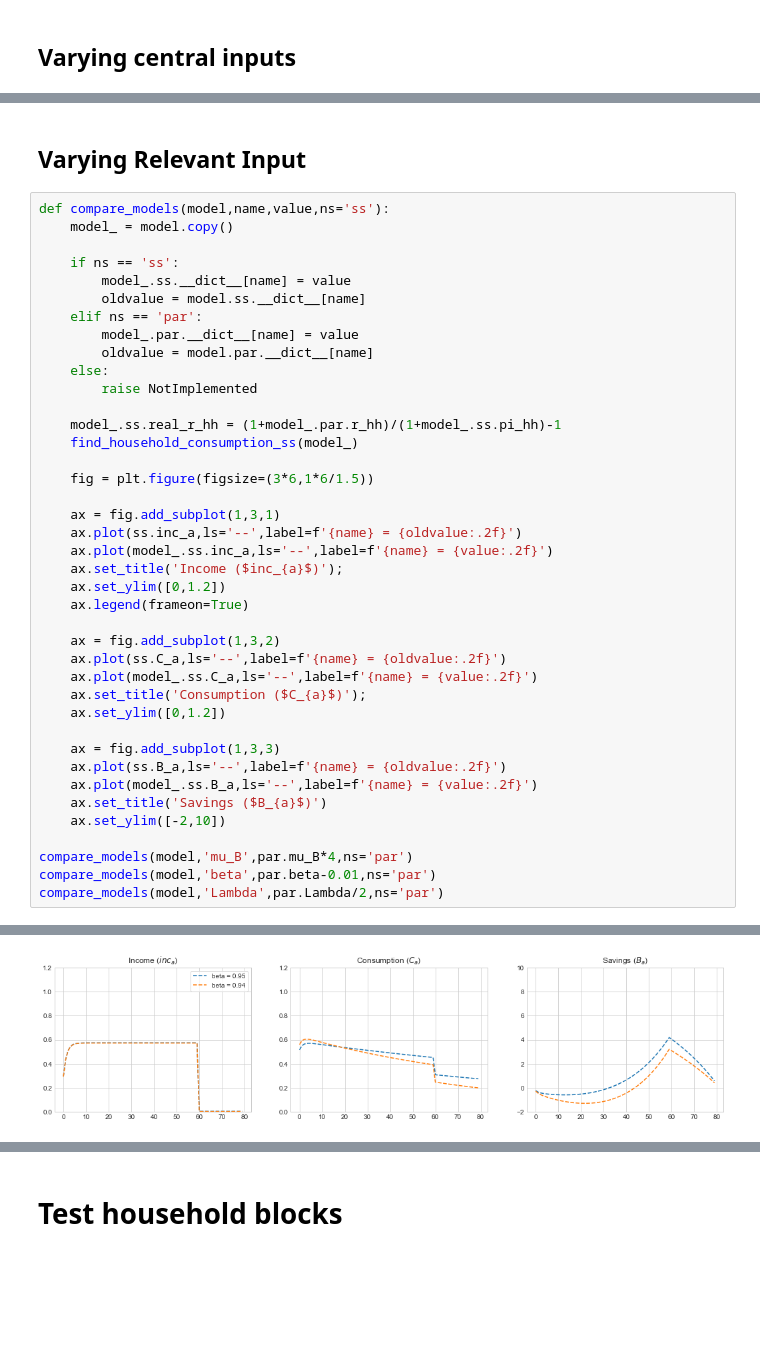
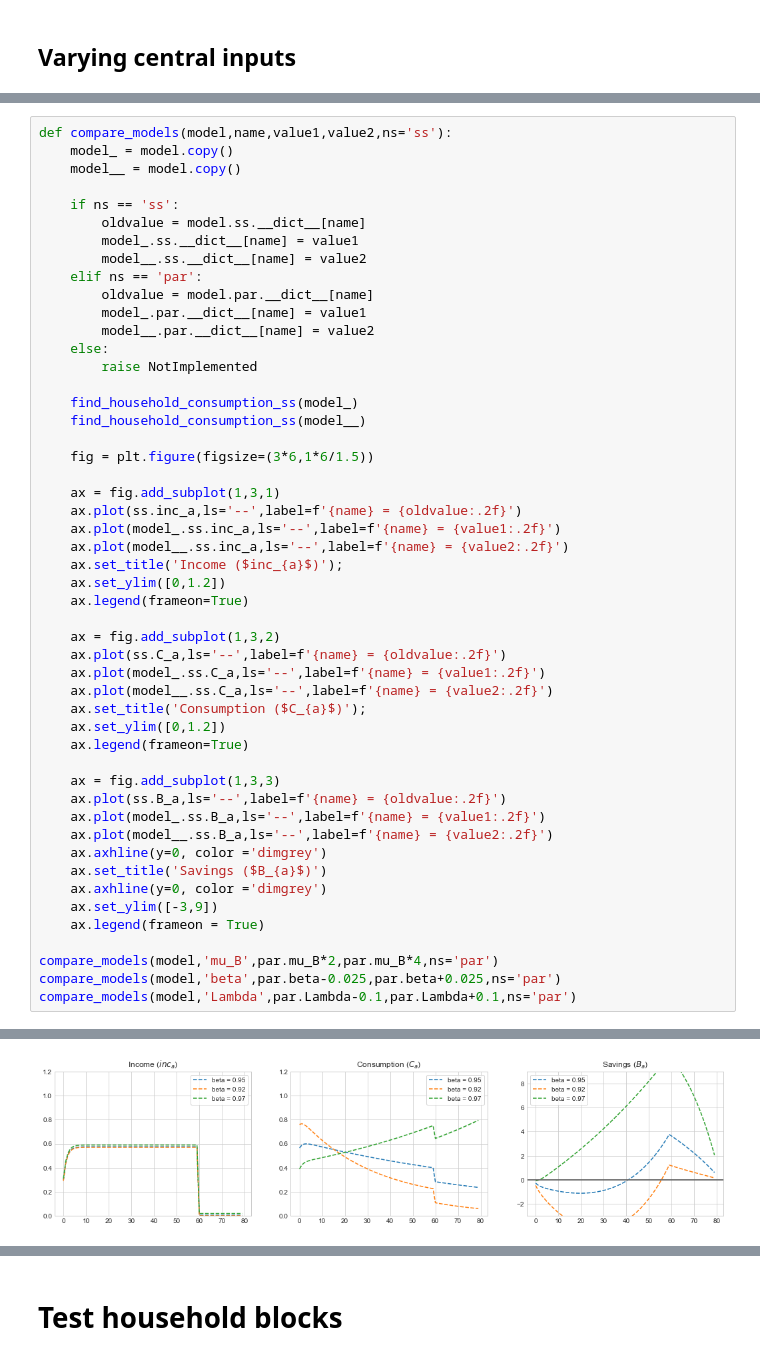
Before and after one commit to HansChristianPOLIT/MiniMAKRO, a Jupyter notebook: Household_test.ipynb, the cells around one changed output, grey strips where cells are left out. Drawn from its saved outputs; the diff is of its cells as text; blank space fills up the shorter version.

```diff
--- a/Household_test.ipynb
+++ b/Household_test.ipynb
@@ -176,43 +105,51 @@ array([0.29541824, 0.43751824, 0.50714724, 0.54126545, 0.55798337,
-# %% [markdown]
-## Varying Relevant Input
 # %%
-def compare_models(model,name,value,ns='ss'):
+def compare_models(model,name,value1,value2,ns='ss'):
     model_ = model.copy()
+    model__ = model.copy()
 
     if ns == 'ss':
-        model_.ss.__dict__[name] = value
         oldvalue = model.ss.__dict__[name]
+        model_.ss.__dict__[name] = value1
+        model__.ss.__dict__[name] = value2
     elif ns == 'par':
-        model_.par.__dict__[name] = value
         oldvalue = model.par.__dict__[name]
+        model_.par.__dict__[name] = value1
+        model__.par.__dict__[name] = value2
     else:
         raise NotImplemented
 
-    model_.ss.real_r_hh = (1+model_.par.r_hh)/(1+model_.ss.pi_hh)-1
     find_household_consumption_ss(model_)
+    find_household_consumption_ss(model__)
 
     fig = plt.figure(figsize=(3*6,1*6/1.5))
 
     ax = fig.add_subplot(1,3,1)
     ax.plot(ss.inc_a,ls='--',label=f'{name} = {oldvalue:.2f}')
-    ax.plot(model_.ss.inc_a,ls='--',label=f'{name} = {value:.2f}')
+    ax.plot(model_.ss.inc_a,ls='--',label=f'{name} = {value1:.2f}')
+    ax.plot(model__.ss.inc_a,ls='--',label=f'{name} = {value2:.2f}')
     ax.set_title('Income ($inc_{a}$)');
     ax.set_ylim([0,1.2])
     ax.legend(frameon=True)
 
     ax = fig.add_subplot(1,3,2)
     ax.plot(ss.C_a,ls='--',label=f'{name} = {oldvalue:.2f}')
-    ax.plot(model_.ss.C_a,ls='--',label=f'{name} = {value:.2f}')
+    ax.plot(model_.ss.C_a,ls='--',label=f'{name} = {value1:.2f}')
+    ax.plot(model__.ss.C_a,ls='--',label=f'{name} = {value2:.2f}')
     ax.set_title('Consumption ($C_{a}$)');
     ax.set_ylim([0,1.2])
+    ax.legend(frameon=True)
 
     ax = fig.add_subplot(1,3,3)
     ax.plot(ss.B_a,ls='--',label=f'{name} = {oldvalue:.2f}')
-    ax.plot(model_.ss.B_a,ls='--',label=f'{name} = {value:.2f}')
+    ax.plot(model_.ss.B_a,ls='--',label=f'{name} = {value1:.2f}')
+    ax.plot(model__.ss.B_a,ls='--',label=f'{name} = {value2:.2f}')
+    ax.axhline(y=0, color ='dimgrey')
     ax.set_title('Savings ($B_{a}$)')
-    ax.set_ylim([-2,10])
+    ax.axhline(y=0, color ='dimgrey')
+    ax.set_ylim([-3,9])
+    ax.legend(frameon = True)
 
-compare_models(model,'mu_B',par.mu_B*4,ns='par')
-compare_models(model,'beta',par.beta-0.01,ns='par')
-compare_models(model,'Lambda',par.Lambda/2,ns='par')
+compare_models(model,'mu_B',par.mu_B*2,par.mu_B*4,ns='par')
+compare_models(model,'beta',par.beta-0.025,par.beta+0.025,ns='par')
+compare_models(model,'Lambda',par.Lambda-0.1,par.Lambda+0.1,ns='par')
 # %% [output]
@@ -220 +157 @@ compare_models(model,'Lambda',par.Lambda/2,ns='par')
-[figure, old version]
+[figure, new version]
```
Also changed, not shown: parts of 14 cells of this notebook, 4 other files.
